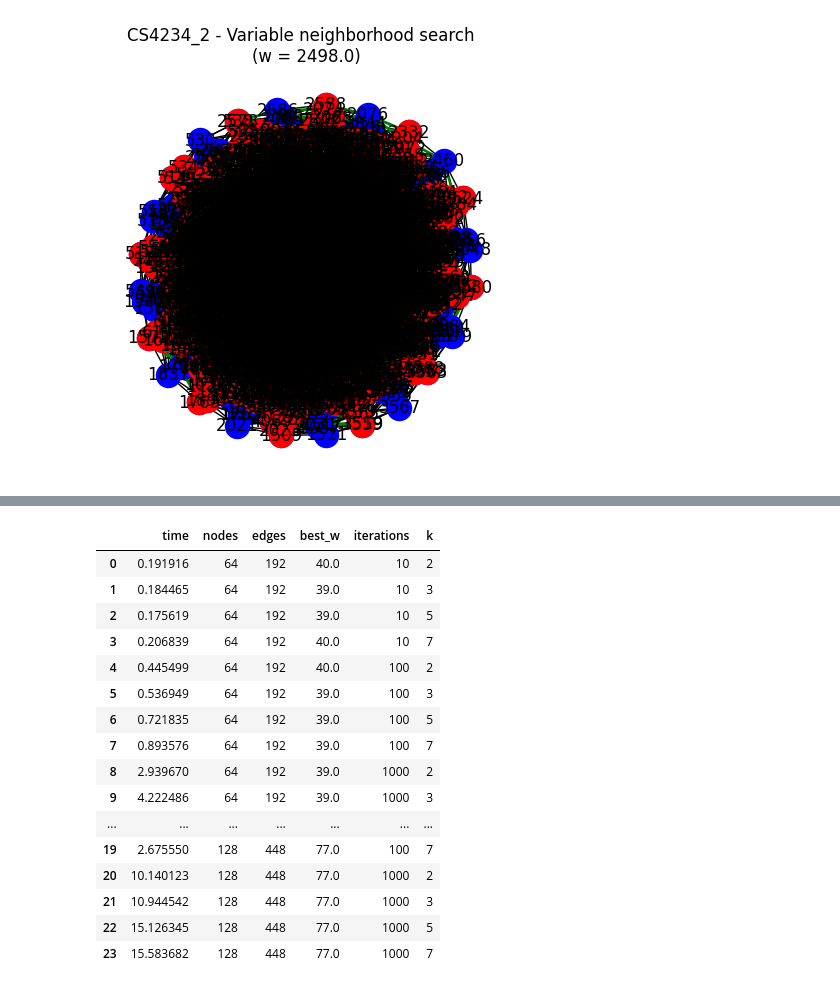
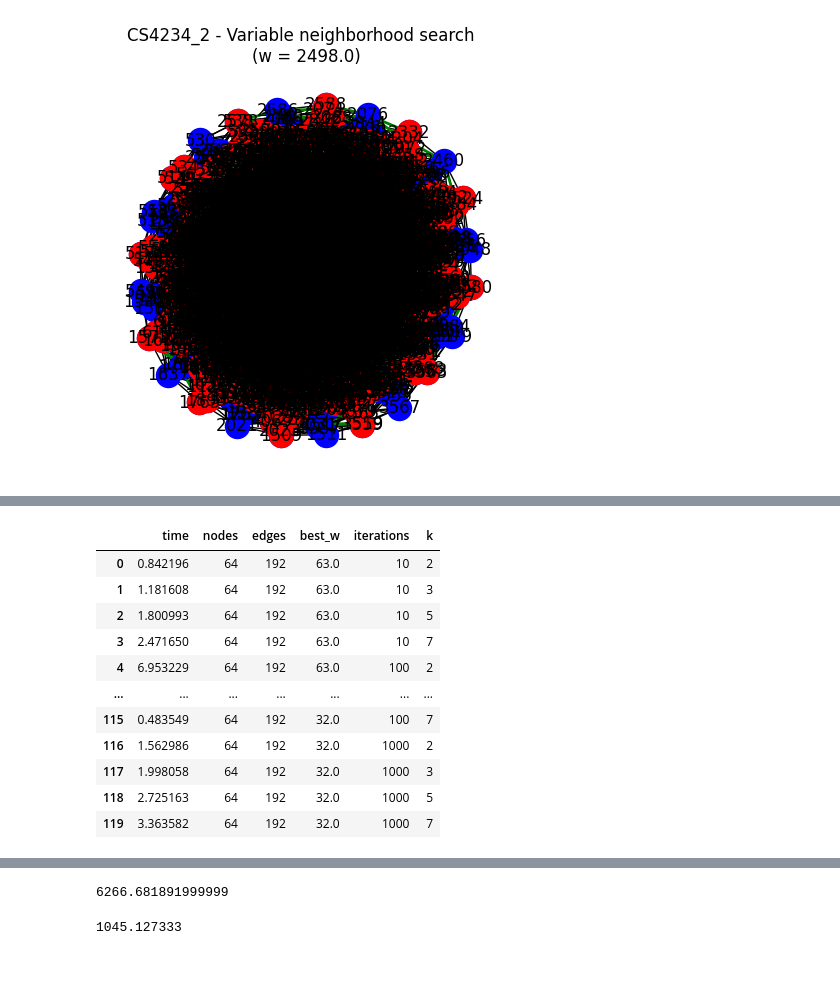
Before and after one commit to MajaZMaja2506/projekatRI, a Jupyter notebook: VNS/variable_neighborhood_search.ipynb, the cells around one changed output, grey strips where cells are left out. Saved outputs shown, nothing was run; the diff lists cells and outputs as text; code cells hidden in the pictures.

```diff
--- a/VNS/variable_neighborhood_search.ipynb
+++ b/VNS/variable_neighborhood_search.ipynb
@@ -247,6 +247,6 @@ def test_big(G, terminals):
             }
             df = pd.concat([df, pd.DataFrame([new_row])], ignore_index=True)
 # %%
-tests('../InitialTest')
+tests('../Big graphs')
 df
 # %% [output]
@@ -254,0 +270,12 @@ vns took 0.191916 seconds
+|  | time | nodes | edges | best_w | iterations | k |
+| 0 | 0.842196 | 64 | 192 | 63.0 | 10 | 2 |
+| 1 | 1.181608 | 64 | 192 | 63.0 | 10 | 3 |
+| 2 | 1.800993 | 64 | 192 | 63.0 | 10 | 5 |
+| 3 | 2.471650 | 64 | 192 | 63.0 | 10 | 7 |
+| 4 | 6.953229 | 64 | 192 | 63.0 | 100 | 2 |
+| ... | ... | ... | ... | ... | ... | ... |
+| 115 | 0.483549 | 64 | 192 | 32.0 | 100 | 7 |
+| 116 | 1.562986 | 64 | 192 | 32.0 | 1000 | 2 |
+| 117 | 1.998058 | 64 | 192 | 32.0 | 1000 | 3 |
+| 118 | 2.725163 | 64 | 192 | 32.0 | 1000 | 5 |
+| 119 | 3.363582 | 64 | 192 | 32.0 | 1000 | 7 |
@@ -272,19 +283,10 @@ vns took 15.583682 seconds
-|  | time | nodes | edges | best_w | iterations | k |
-| 0 | 0.191916 | 64 | 192 | 40.0 | 10 | 2 |
-| 1 | 0.184465 | 64 | 192 | 39.0 | 10 | 3 |
-| 2 | 0.175619 | 64 | 192 | 39.0 | 10 | 5 |
-| 3 | 0.206839 | 64 | 192 | 40.0 | 10 | 7 |
-| 4 | 0.445499 | 64 | 192 | 40.0 | 100 | 2 |
-| 5 | 0.536949 | 64 | 192 | 39.0 | 100 | 3 |
-| 6 | 0.721835 | 64 | 192 | 39.0 | 100 | 5 |
-| 7 | 0.893576 | 64 | 192 | 39.0 | 100 | 7 |
-| 8 | 2.939670 | 64 | 192 | 39.0 | 1000 | 2 |
-| 9 | 4.222486 | 64 | 192 | 39.0 | 1000 | 3 |
-| ... | ... | ... | ... | ... | ... | ... |
-| 19 | 2.675550 | 128 | 448 | 77.0 | 100 | 7 |
-| 20 | 10.140123 | 128 | 448 | 77.0 | 1000 | 2 |
-| 21 | 10.944542 | 128 | 448 | 77.0 | 1000 | 3 |
-| 22 | 15.126345 | 128 | 448 | 77.0 | 1000 | 5 |
-| 23 | 15.583682 | 128 | 448 | 77.0 | 1000 | 7 |
 # %%
 df.to_csv('results_vns.csv')
+# %%
+sum(df["time"])
+# %% [output]
+6266.681891999999
+# %%
+max(df["time"])
+# %% [output]
+1045.127333
```
Also changed, not shown: parts of 1 cell of this notebook, 6 other files.
